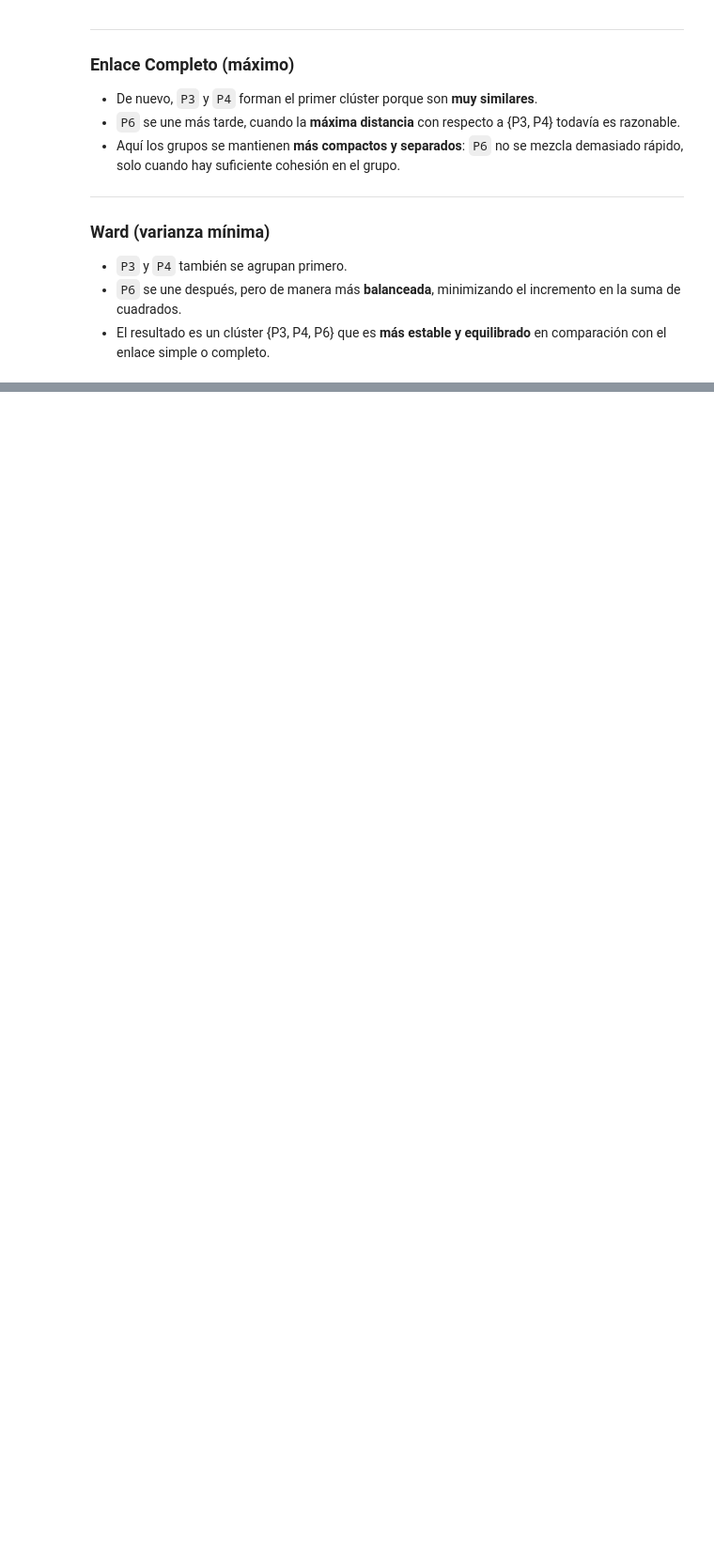
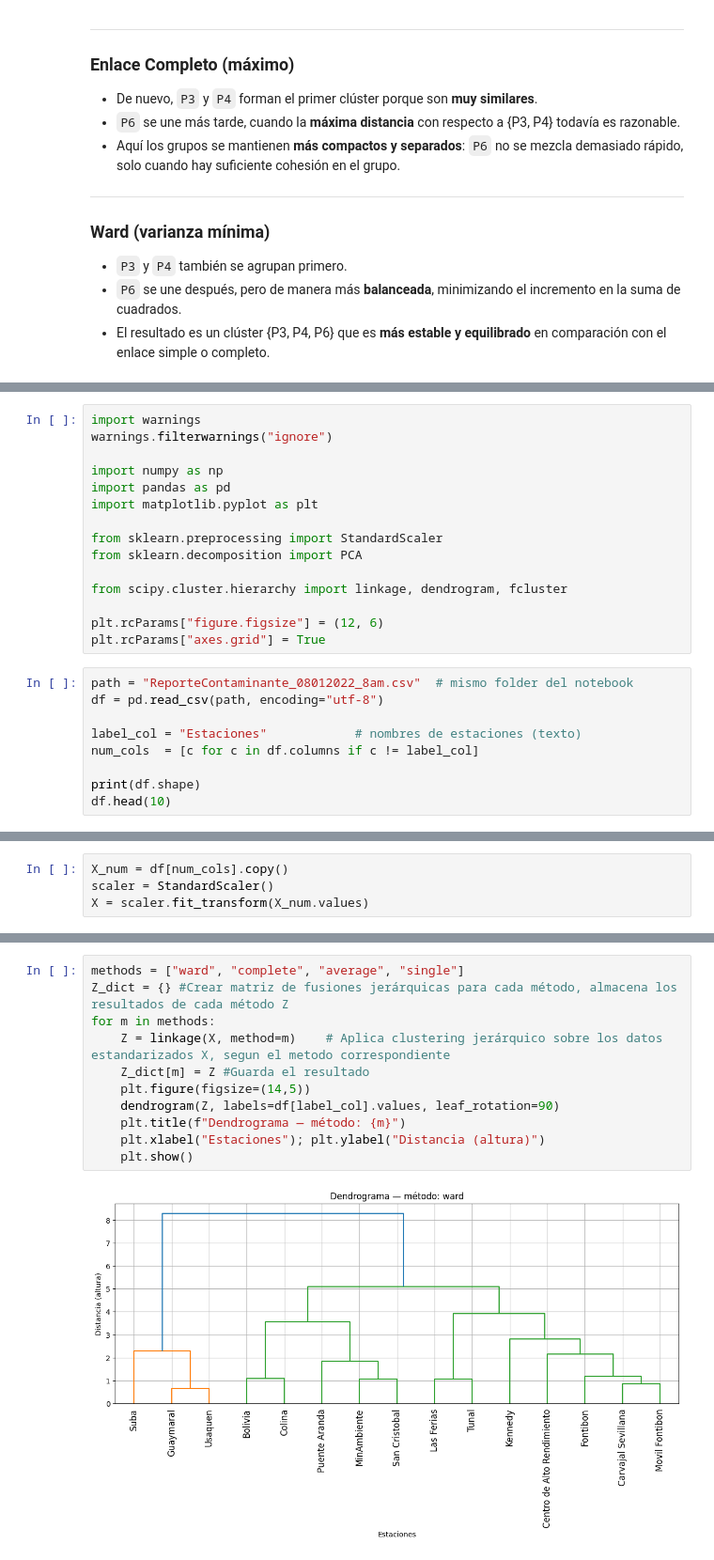
Before and after one commit to AndreSosa21/clustering-jerarquico, a Jupyter notebook: clustering.ipynb, the cells around one changed output, grey strips where cells are left out. Shown at 94% size. Saved outputs shown, nothing was run; the diff lists cells and outputs as text; blank space fills up the shorter version.

Commit message:
Ejercicio de Aplicacion

```diff
--- a/clustering.ipynb
+++ b/clustering.ipynb
@@ -336,0 +339,24 @@ Veamos cómo se agrupan los puntos `P6`, `P3` y `P4` dependiendo del criterio de
+# %%
+import warnings
+warnings.filterwarnings("ignore")
+
+import numpy as np
+import pandas as pd
+import matplotlib.pyplot as plt
+
+from sklearn.preprocessing import StandardScaler
+from sklearn.decomposition import PCA
+
+from scipy.cluster.hierarchy import linkage, dendrogram, fcluster
+
+plt.rcParams["figure.figsize"] = (12, 6)
+plt.rcParams["axes.grid"] = True
+# %%
+path = "ReporteContaminante_08012022_8am.csv"  # mismo folder del notebook
+df = pd.read_csv(path, encoding="utf-8")
+
+label_col = "Estaciones"            # nombres de estaciones (texto)
+num_cols  = [c for c in df.columns if c != label_col]
+
+print(df.shape)
+df.head(10)
@@ -336,0 +388,4 @@ Veamos cómo se agrupan los puntos `P6`, `P3` y `P4` dependiendo del criterio de
+# %%
+X_num = df[num_cols].copy()
+scaler = StandardScaler()
+X = scaler.fit_transform(X_num.values)
@@ -336,0 +395,13 @@ Veamos cómo se agrupan los puntos `P6`, `P3` y `P4` dependiendo del criterio de
+# %%
+methods = ["ward", "complete", "average", "single"]
+Z_dict = {} #Crear matriz de fusiones jerárquicas para cada método, almacena los resultados de cada método Z
+for m in methods:
+    Z = linkage(X, method=m)    # Aplica clustering jerárquico sobre los datos estandarizados X, segun el metodo correspondiente
+    Z_dict[m] = Z #Guarda el resultado
+    plt.figure(figsize=(14,5))
+    dendrogram(Z, labels=df[label_col].values, leaf_rotation=90)
+    plt.title(f"Dendrograma — método: {m}")
+    plt.xlabel("Estaciones"); plt.ylabel("Distancia (altura)")
+    plt.show()
+# %% [output]
+[figure, added]
```
Also changed, not shown: parts of 8 cells of this notebook.
